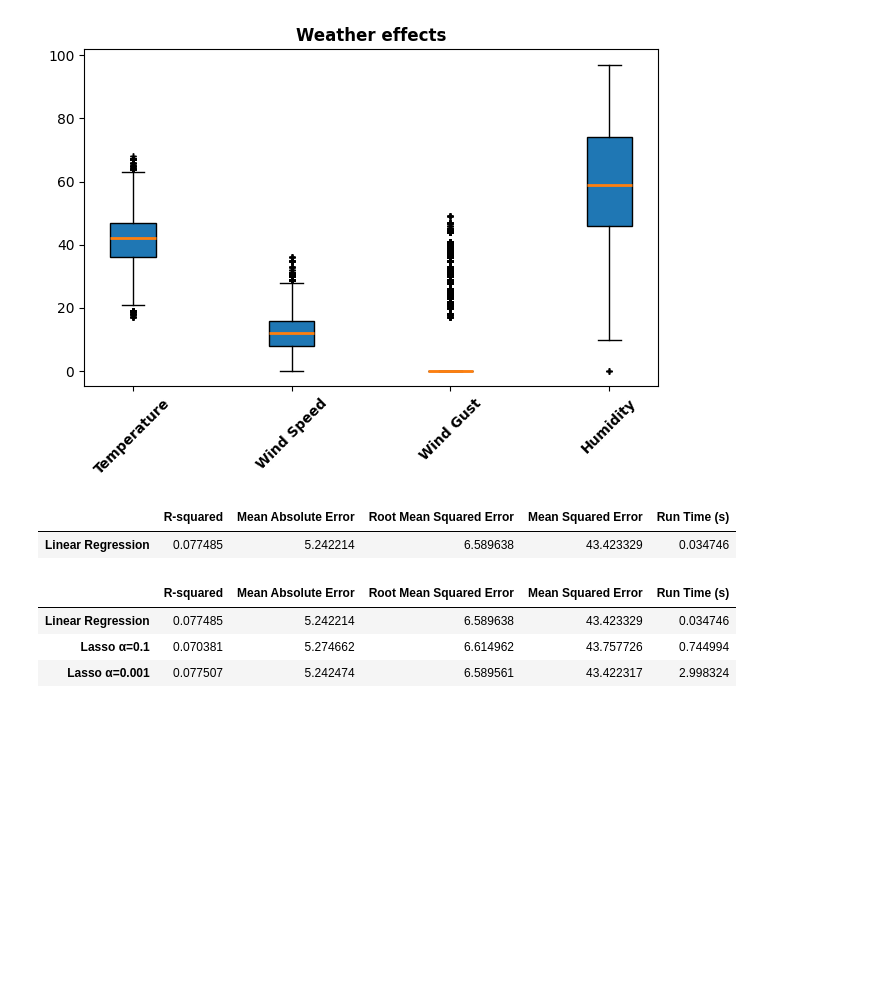
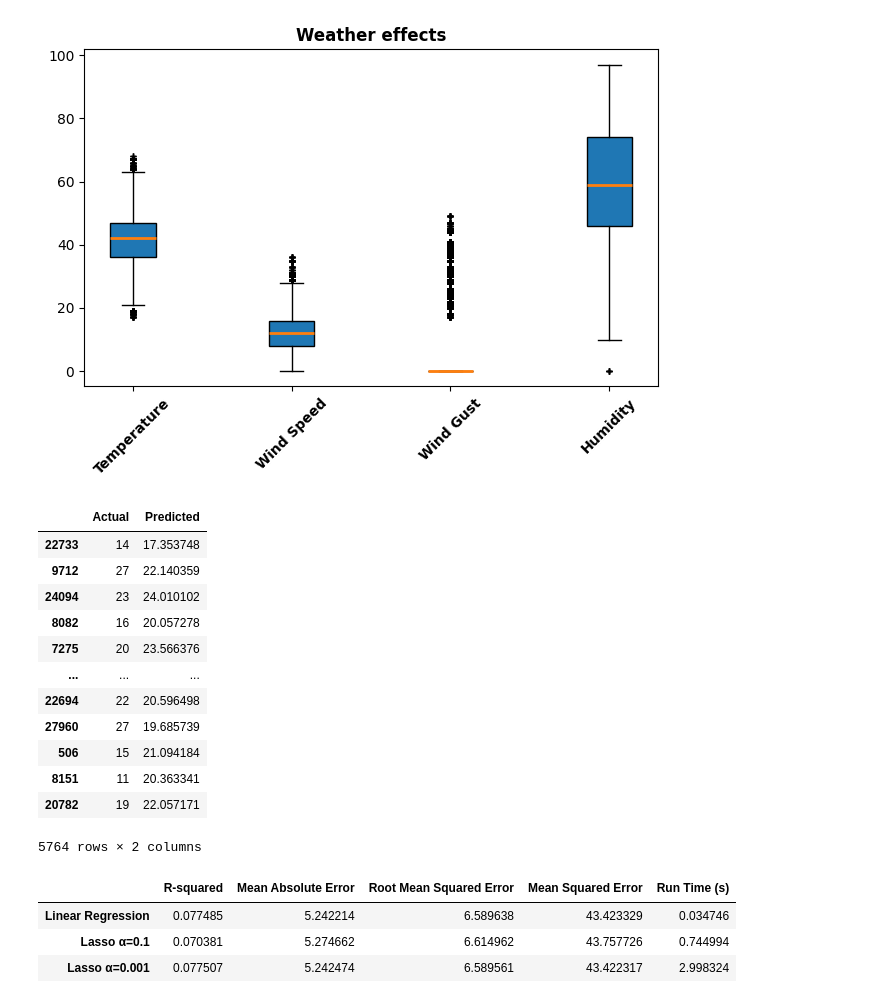
Before and after one commit to aferguson15235/tda, a Jupyter notebook: linear_regression.ipynb, the cells around one changed output. Drawn from its saved outputs; the diff is of its cells as text; code cells hidden in the pictures; blank space fills up the shorter version.

```diff
--- a/linear_regression.ipynb
+++ b/linear_regression.ipynb
@@ -197,30 +198,43 @@ acc_db = pd.DataFrame(columns=['R-squared', 'Mean Absolute Error', 'Root Mean Sq
 # %%
 # create multi linear regression using Ordinary Least Squares
 start = time.time()
 lin_reg = LinearRegression()
 # train the model
 lin_reg.fit(x_train,y_train)
 # test model on test data
 y_pred_lin_reg = lin_reg.predict(x_test)
 # measure runtime of model
 run_time = time.time() - start
 
 # add prediction and actual to database
 db_lin_reg = pd.DataFrame({'Actual': y_test, 'Predicted': y_pred_lin_reg})
 
 # compute accuracy statistics
 R2 = metrics.r2_score(y_test, y_pred_lin_reg)
 MAE = metrics.mean_absolute_error(y_test, y_pred_lin_reg)
 RMSE = metrics.root_mean_squared_error(y_test, y_pred_lin_reg)
 MSE = RMSE**2
 
 # add statistics to database
 acc_db.loc['Linear Regression'] = [R2, MAE, RMSE, MSE, run_time]
 
 acc_db
+
+db_lin_reg
 # %% [output]
-|  | R-squared | Mean Absolute Error | Root Mean Squared Error | Mean Squared Error | Run Time (s) |
-| Linear Regression | 0.077485 | 5.242214 | 6.589638 | 43.423329 | 0.034746 |
+|  | Actual | Predicted |
+| 22733 | 14 | 17.353748 |
+| 9712 | 27 | 22.140359 |
+| 24094 | 23 | 24.010102 |
+| 8082 | 16 | 20.057278 |
+| 7275 | 20 | 23.566376 |
+| ... | ... | ... |
+| 22694 | 22 | 20.596498 |
+| 27960 | 27 | 19.685739 |
+| 506 | 15 | 21.094184 |
+| 8151 | 11 | 20.363341 |
+| 20782 | 19 | 22.057171 |
+5764 rows × 2 columns
 # %%
 # Lasso model with variable alpha
 start = time.time()
```
Also changed, not shown: parts of 4 cells of this notebook, 9 other files.
